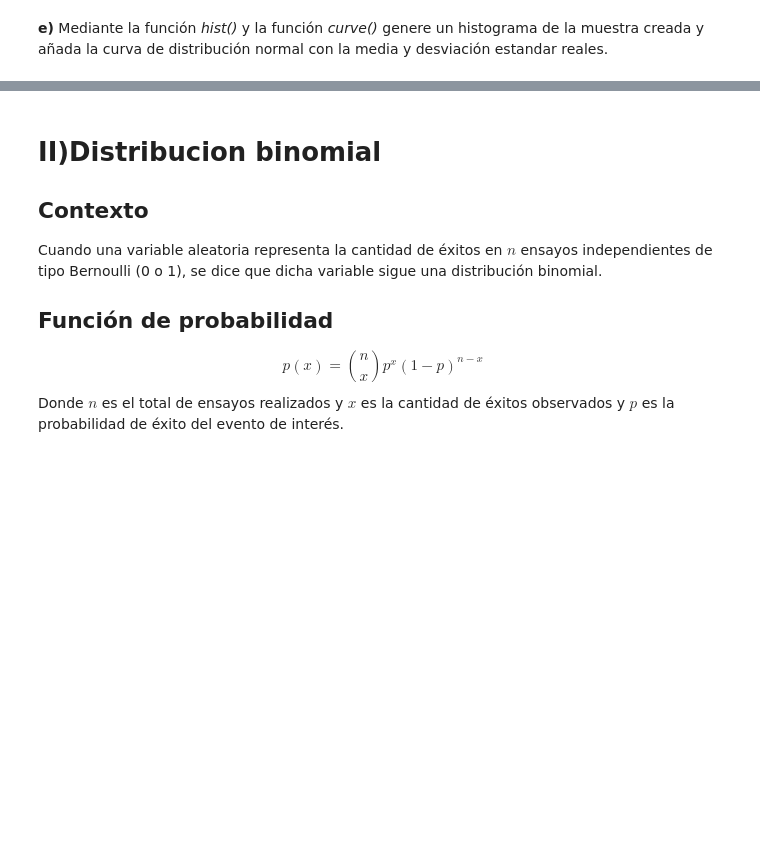
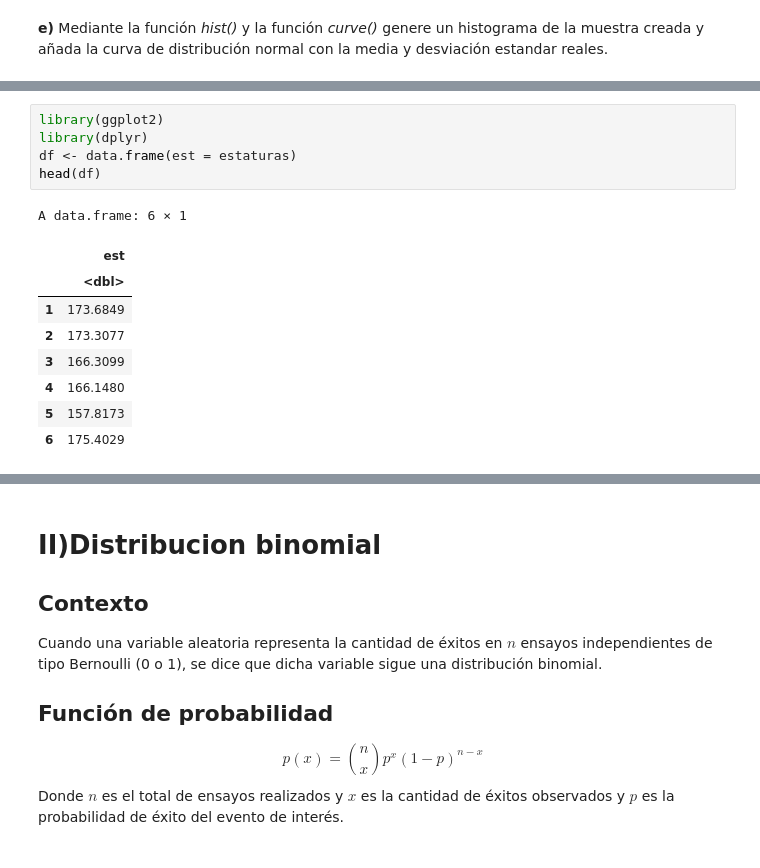
Before and after one commit to majorquev/DBDC_202507_Programacion_en_R_para_ciencia_de_datos, a Jupyter notebook: Clases/Clase8/1_Distribuciones_de_probabilidad_en_r.ipynb, the cells around one changed output, grey strips where cells are left out. Drawn from its saved outputs; the diff is of its cells as text; blank space fills up the shorter version.

```diff
--- a/Clases/Clase8/1_Distribuciones_de_probabilidad_en_r.ipynb
+++ b/Clases/Clase8/1_Distribuciones_de_probabilidad_en_r.ipynb
@@ -108,0 +150,15 @@ suma <- function(a,b){
+# %%
+library(ggplot2)
+library(dplyr)
+df <- data.frame(est = estaturas)
+head(df)
+# %% [output]
+A data.frame: 6 × 1
+|  | est |
+|  | <dbl> |
+| 1 | 173.6849 |
+| 2 | 173.3077 |
+| 3 | 166.3099 |
+| 4 | 166.1480 |
+| 5 | 157.8173 |
+| 6 | 175.4029 |
```
Also changed, not shown: parts of 19 cells of this notebook.
